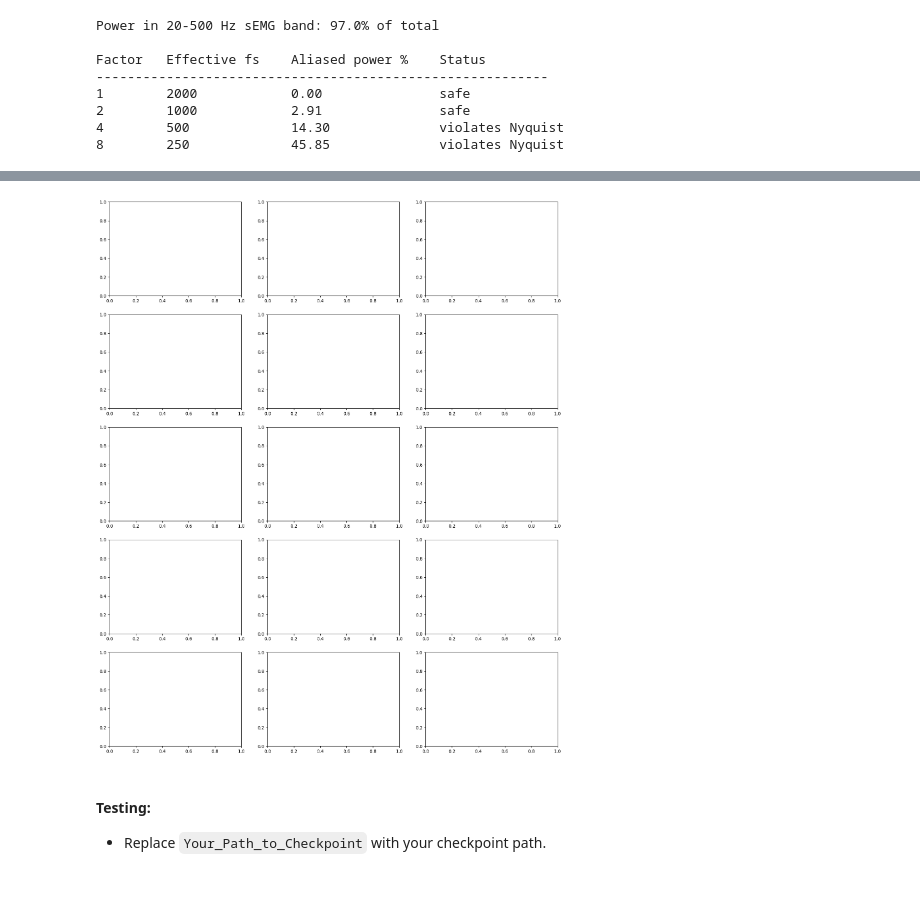
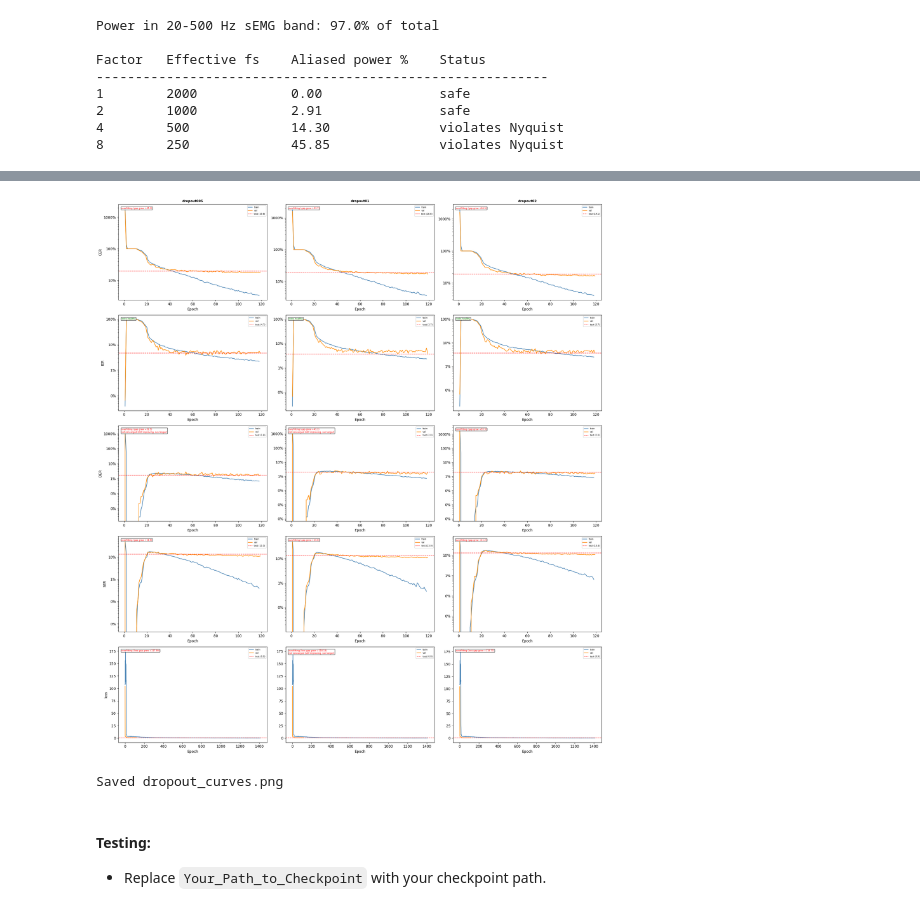
Before and after one commit to DysonLewis/ECE_C147A_Final, a Jupyter notebook: Project/emg2qwerty/Colab_setup.ipynb, the cells around one changed output, grey strips where cells are left out. Drawn from its saved outputs; the diff is of its cells as text; code cells hidden in the pictures.

```diff
--- a/Project/emg2qwerty/Colab_setup.ipynb
+++ b/Project/emg2qwerty/Colab_setup.ipynb
@@ -256,10 +249,26 @@ import matplotlib.pyplot as plt
 from pathlib import Path
 from tensorboard.backend.event_processing.event_accumulator import EventAccumulator
 
-configs = ["hop16_no_resample", "hop8_no_resample", "hop12_no_resample", "hop4_resample2", "hop6_resample2"]
+configs = ["dropout005", "dropout01", "dropout02"]
 base = Path("/content/ECE_C147A_Final/Project/emg2qwerty/logs")
 
-results = json.load(open("sampling_rate_results_full.json"))
+results = {}
+for name in configs:
+    log_dir = base / name / "lightning_logs" / "version_0"
+    ea = EventAccumulator(str(log_dir))
+    ea.Reload()
+
+    def get_values(tag):
+        return [{"step": e.step, "value": e.value} for e in ea.Scalars(tag)]
+
+    results[name] = {
+        "train": {t.split("/")[1]: get_values(t) for t in ea.Tags()["scalars"] if t.startswith("train/")},
+        "val":   {t.split("/")[1]: get_values(t) for t in ea.Tags()["scalars"] if t.startswith("val/")},
+        "test":  {t.split("/")[1]: get_values(t) for t in ea.Tags()["scalars"] if t.startswith("test/")},
+    }
+
+with open("dropout_results.json", "w") as f:
+    json.dump(results, f, indent=2)
 
 def diagnose(train_vals, val_vals, metric):
     issues = []
@@ -273,7 +282,6 @@ def diagnose(train_vals, val_vals, metric):
     val     = val[:min_len]
     gap     = val - train
 
-    # overfitting: val diverging upward from train
     if metric != "loss":
         late_gap  = gap[-10:].mean()
         early_gap = gap[:10].mean()
@@ -285,18 +293,15 @@ def diagnose(train_vals, val_vals, metric):
         if late_gap > early_gap + 0.1:
             issues.append(f"overfitting (loss gap grew +{late_gap - early_gap:.2f})")
 
-    # underfitting: val CER still high and not plateaued
     if metric == "CER":
         if val[-1] > 40 and (val[-10] - val[-1]) > 1:
             issues.append(f"underfitting (val CER still {val[-1]:.1f}% and declining)")
         elif val[-1] > 40:
             issues.append(f"high CER plateau ({val[-1]:.1f}%) - may need architecture change")
 
-    # not converged: still improving at end
     if (val[-10] - val[-1]) / (abs(val[-1]) + 1e-6) > 0.05:
         issues.append("not converged (still improving, run longer)")
 
-    # plateaued early
     if len(val) > 20:
         mid_improvement = val[len(val)//2] - val[-1]
         if abs(mid_improvement) < 0.5 and metric == "CER":
@@ -305,7 +310,7 @@ def diagnose(train_vals, val_vals, metric):
     return issues if issues else ["looks healthy"]
 
 metrics = ["CER", "IER", "DER", "SER", "loss"]
-fig, axes = plt.subplots(len(metrics), len(configs), figsize=(18, 22))
+fig, axes = plt.subplots(len(metrics), len(configs), figsize=(20, 22))
 
 for col, name in enumerate(configs):
     for row, metric in enumerate(metrics):
@@ -315,38 +320,51 @@ for col, name in enumerate(configs):
             data = results[name][phase].get(metric, [])
             if not data:
                 continue
-            # convert steps to approximate epochs
-            steps  = np.array([d["step"] for d in data])
             values = np.array([d["value"] for d in data])
-            epochs = np.arange(1, len(steps) + 1)
+            epochs = np.arange(1, len(values) + 1)
             ax.plot(epochs, values, label=phase, color=color, linewidth=1.5)
 
-        # test metric as horizontal dashed line
         test_data = results[name]["test"].get(metric, [])
         if test_data:
-            ax.axhline(test_data[-1]["value"], color="red", linestyle="--", linewidth=1, label=f"test ({test_data[-1]['value']:.1f})")
+            ax.axhline(test_data[-1]["value"], color="red", linestyle="--", linewidth=1,
+                       label=f"test ({test_data[-1]['value']:.1f})")
 
         if row == 0:
-            ax.set_title(name, fontsize=11, fontweight="bold")
+            ax.set_title(name, fontsize=9, fontweight="bold")
         if col == 0:
             ax.set_ylabel(metric, fontsize=10)
         ax.set_xlabel("Epoch")
-        ax.legend(fontsize=7)
+        ax.legend(fontsize=6)
 
-        # diagnosis annotation
+        # log scale for error rate metrics to handle large early values
+        if metric != "loss":
+            ax.set_yscale("log")
+            ax.yaxis.set_major_formatter(plt.FuncFormatter(lambda y, _: f"{y:.0f}%"))
+
         train_vals = [d["value"] for d in results[name]["train"].get(metric, [])]
         val_vals   = [d["value"] for d in results[name]["val"].get(metric, [])]
         if train_vals and val_vals:
             issues = diagnose(train_vals, val_vals, metric)
-            color  = "red" if any(k in i for i in issues for k in ["overfitting", "high CER", "underfitting"]) else \
-                     "darkorange" if any("converged" in i or "plateaued" in i for i in issues) else "green"
+            ann_color = "red" if any(k in i for i in issues for k in ["overfitting", "high CER", "underfitting"]) else \
+                        "darkorange" if any("converged" in i or "plateaued" in i for i in issues) else "green"
             ax.annotate("\n".join(issues), xy=(0.02, 0.97), xycoords="axes fraction",
-                        fontsize=6.5, va="top", color=color,
+                        fontsize=6, va="top", color=ann_color,
                         bbox=dict(boxstyle="round,pad=0.2", fc="white", alpha=0.8))
 
 print("\nFinal Metrics Summary")
 print("=" * 70)
-for name in configs:
+
+# include dropout0 baseline from existing hop16 results for comparison
+baseline_log = base / "hop16_no_resample" / "lightning_logs" / "version_0"
+ea0 = EventAccumulator(str(baseline_log))
+ea0.Reload()
+results["dropout0 (baseline)"] = {
+    "train": {t.split("/")[1]: [{"step": e.step, "value": e.value} for e in ea0.Scalars(t)] for t in ea0.Tags()["scalars"] if t.startswith("train/")},
+    "val":   {t.split("/")[1]: [{"step": e.step, "value": e.value} for e in ea0.Scalars(t)] for t in ea0.Tags()["scalars"] if t.startswith("val/")},
+    "test":  {t.split("/")[1]: [{"step": e.step, "value": e.value} for e in ea0.Scalars(t)] for t in ea0.Tags()["scalars"] if t.startswith("test/")},
+}
+
+for name in ["dropout0 (baseline)"] + configs:
     print(f"\n{name}")
     print(f"  {'Metric':<10} {'Train':>10} {'Val':>10} {'Test':>10}")
     print(f"  {'-'*40}")
@@ -354,13 +372,13 @@ for name in configs:
         train_val = results[name]["train"].get(metric, [])
         val_val   = results[name]["val"].get(metric, [])
         test_val  = results[name]["test"].get(metric, [])
-        t = f"{train_val[-1]['value']:.2f}" if train_val else "N/A"
-        v = f"{val_val[-1]['value']:.2f}"   if val_val   else "N/A"
-        te = f"{test_val[-1]['value']:.2f}" if test_val  else "N/A"
+        t  = f"{train_val[-1]['value']:.2f}" if train_val else "N/A"
+        v  = f"{val_val[-1]['value']:.2f}"   if val_val   else "N/A"
+        te = f"{test_val[-1]['value']:.2f}"  if test_val  else "N/A"
         print(f"  {metric:<10} {t:>10} {v:>10} {te:>10}")
 
 plt.tight_layout()
-plt.savefig("sampling_rate_curves.png", dpi=150)
+plt.savefig("dropout_curves.png", dpi=150)
 plt.show()
-print("Saved sampling_rate_curves.png")
+print("Saved dropout_curves.png")
 # %% [output]
@@ -368,4 +402,5 @@ KeyError: 'hop16_no_resample'
-[figure, old version]
+[figure, new version]
+Saved dropout_curves.png
 # %% [markdown]
 #### Testing:
 
```
Also changed, not shown: parts of 2 cells of this notebook.
